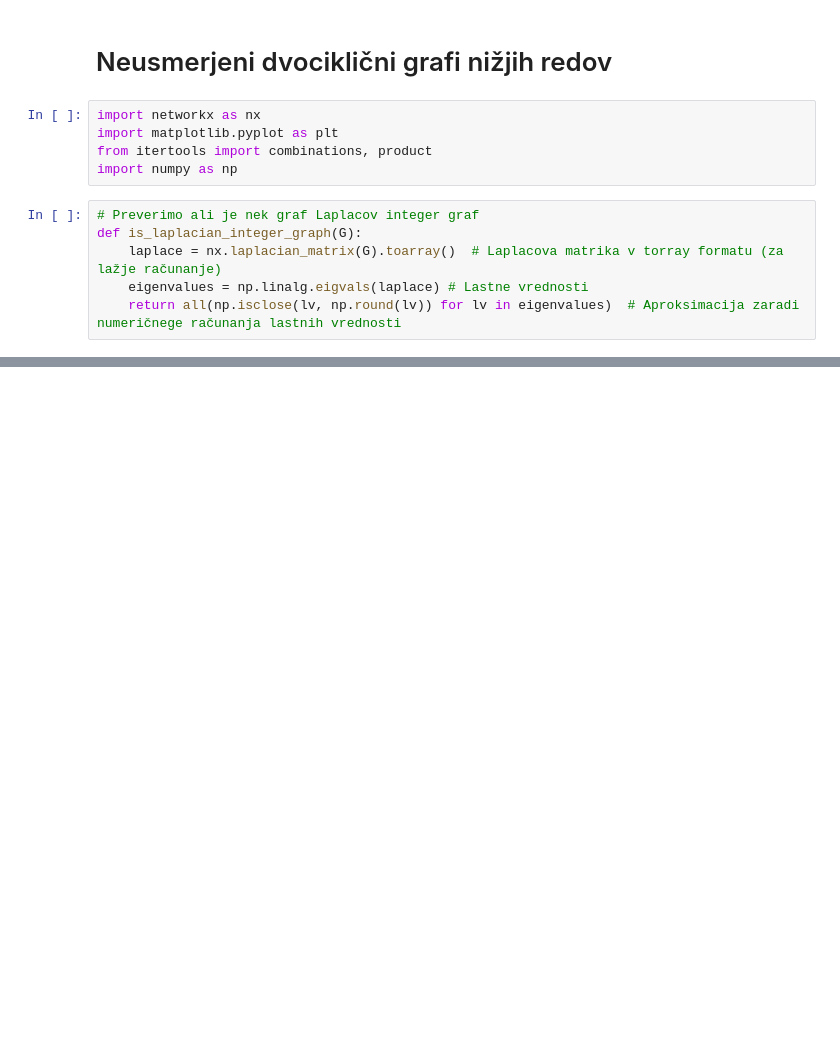
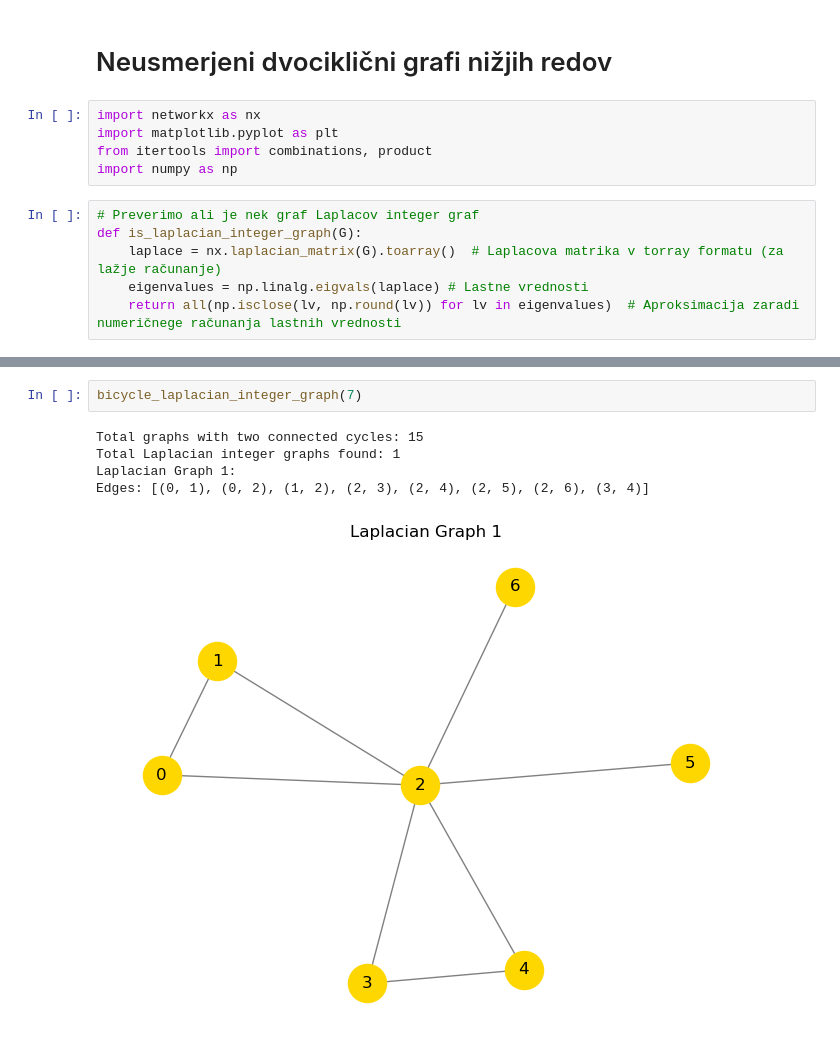
Before and after one commit to oskartezak/Laplacian-integral-graphs, a Jupyter notebook: bicyclic.ipynb, the cells around one changed output, grey strips where cells are left out. Cells and saved outputs as stored; diff of their text form; blank space fills up the shorter version.

```diff
--- a/bicyclic.ipynb
+++ b/bicyclic.ipynb
@@ -137,3 +160,11 @@ def bicycle_laplacian_integer_graph(n):
+# %%
+bicycle_laplacian_integer_graph(7)
+# %% [output]
+Total graphs with two connected cycles: 15
+Total Laplacian integer graphs found: 1
+Laplacian Graph 1:
+Edges: [(0, 1), (0, 2), (1, 2), (2, 3), (2, 4), (2, 5), (2, 6), (3, 4)]
+[figure, added]
 # %%
 bicycle_laplacian_integer_graph(8)
 # %% [output]
```
Also changed, not shown: parts of 8 cells of this notebook, 1 other file.
